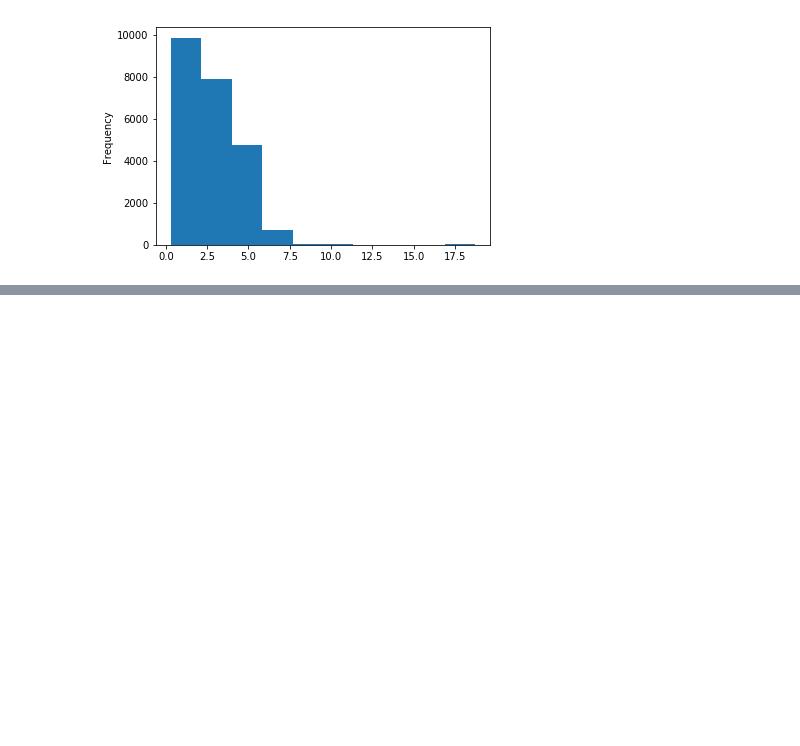
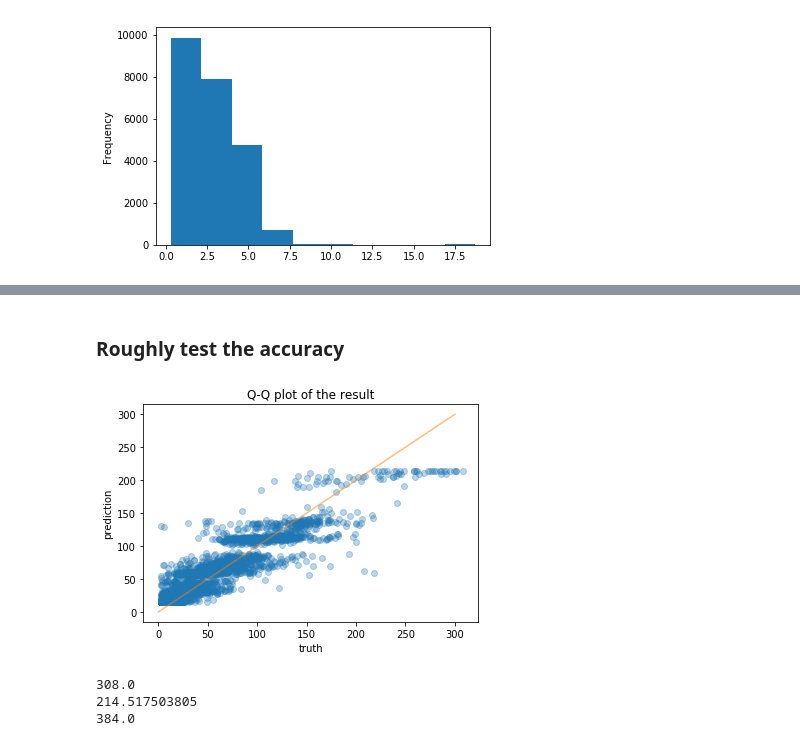
Before and after one commit to wangzhicong/5002, a Jupyter notebook: data_preprocessing.ipynb, the cells around one changed output, grey strips where cells are left out. Saved outputs shown, nothing was run; the diff lists cells and outputs as text; code cells hidden in the pictures; blank space fills up the shorter version.

```diff
--- a/data_preprocessing.ipynb
+++ b/data_preprocessing.ipynb
@@ -207,0 +250,4 @@ aq_all_df.dist.plot.hist()
+# %%
+station_info = pd.read_csv('./data/aq_geo_new.csv')
+aq_loss_train = aq_all_df.dropna()
+one_hot_stations = one_hot_station(aq_loss_train,station_info)
@@ -207,0 +305,16 @@ aq_all_df.dist.plot.hist()
+# %%
+loss_train_all_df['weather'] = pd.factorize(loss_train_all_df['weather'])[0]
+
+attr_need = ["PM25_Concentration", "PM10_Concentration", "O3_Concentration", 'time_year',
+                     'time_month', 'time_day', 'time_week', 'time_hour']
+
+loss_train_all_df['timestamp'] = pd.to_datetime(loss_train_all_df['time'])
+
+loss_train_all_df['weekday'] = loss_train_all_df['timestamp'].dt.weekday
+loss_train_all_df['hours'] = loss_train_all_df['timestamp'].dt.hour
+loss_train_all_df['month'] = loss_train_all_df['timestamp'].dt.month
+loss_train_all_df['day'] = loss_train_all_df['timestamp'].dt.day
+# %%
+loss_train_attrs = ['CO_Concentration', 'NO2_Concentration','O3_Concentration', 'PM10_Concentration','SO2_Concentration',\
+                    'humidity','pressure','temperature','weather','wind_speed','wind_direction'] \
+                    + list(one_hot_stations.columns) + new_cols+['month','hours','weekday','day']
@@ -207,0 +374,37 @@ aq_all_df.dist.plot.hist()
+# %% [markdown]
+### Roughly test the accuracy
+# %%
+from sklearn.ensemble import AdaBoostRegressor
+from sklearn.model_selection import GridSearchCV
+from sklearn.model_selection import train_test_split
+from sklearn.preprocessing import StandardScaler
+
+X = loss_train_all_df[loss_train_attrs].values
+y = loss_train_all_df['PM25_Concentration'].values
+
+scaler = StandardScaler()
+X = scaler.fit_transform(X)
+
+X_train, X_test, y_train, y_test = train_test_split(X, y, test_size=0.2, random_state=0)
+best_para = {'learning_rate': 0.01, 'loss': 'exponential', 'n_estimators': 500}
+ada_model = AdaBoostRegressor(**best_para)
+ada_model.fit(X_train,y_train)
+y_pred = ada_model.predict(X_test)
+# %%
+plt.title("Q-Q plot of the result")
+plt.plot(y_test,y_pred,'o',alpha=0.3)
+plt.xlabel("truth")
+plt.ylabel('prediction')
+#plt.plot(y_test[:30],'o',label='truth',alpha=0.3)
+plt.plot([0,300],[0,300],'-',alpha=0.5)
+plt.legend()
+# %% [output]
+[figure, added]
+# %%
+print(y_test.max())
+print(y_pred.max())
+print(y_train.max())
+# %% [output]
+308.0
+214.517503805
+384.0
```
Also changed, not shown: parts of 15 cells of this notebook.
